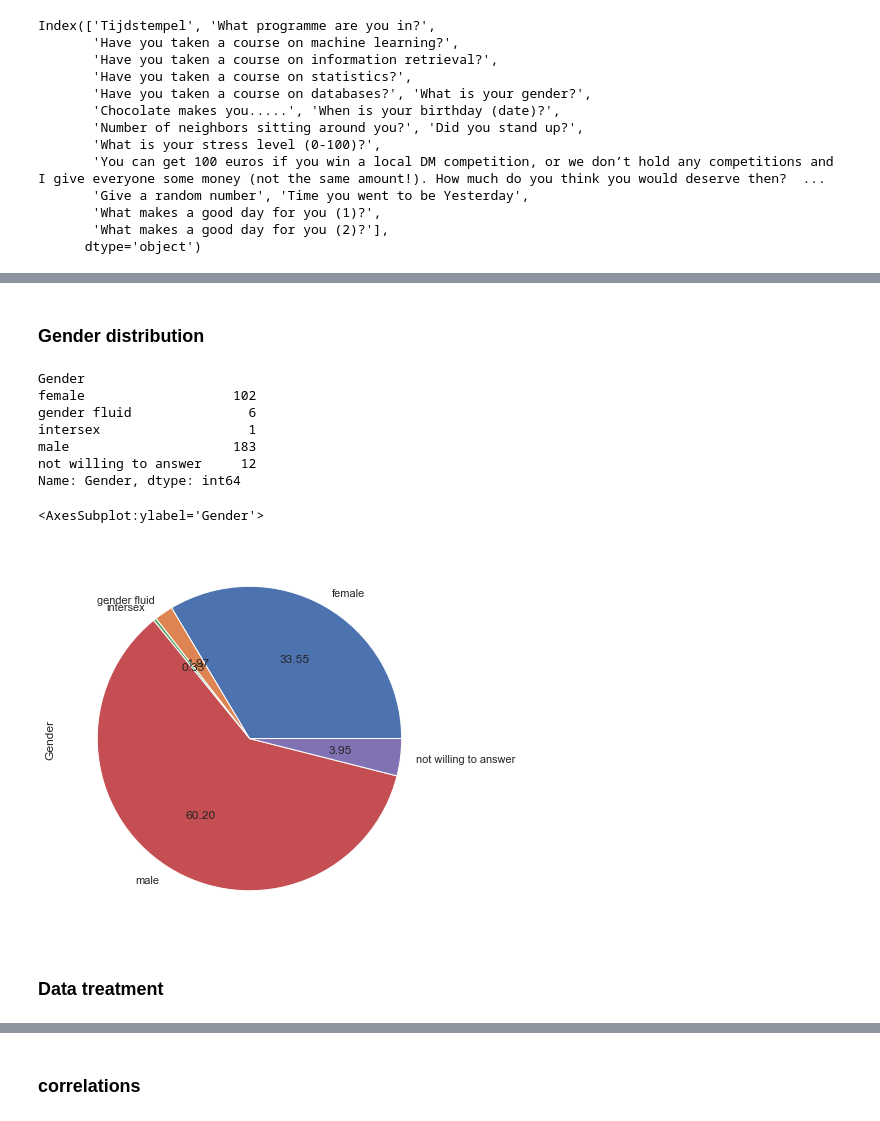
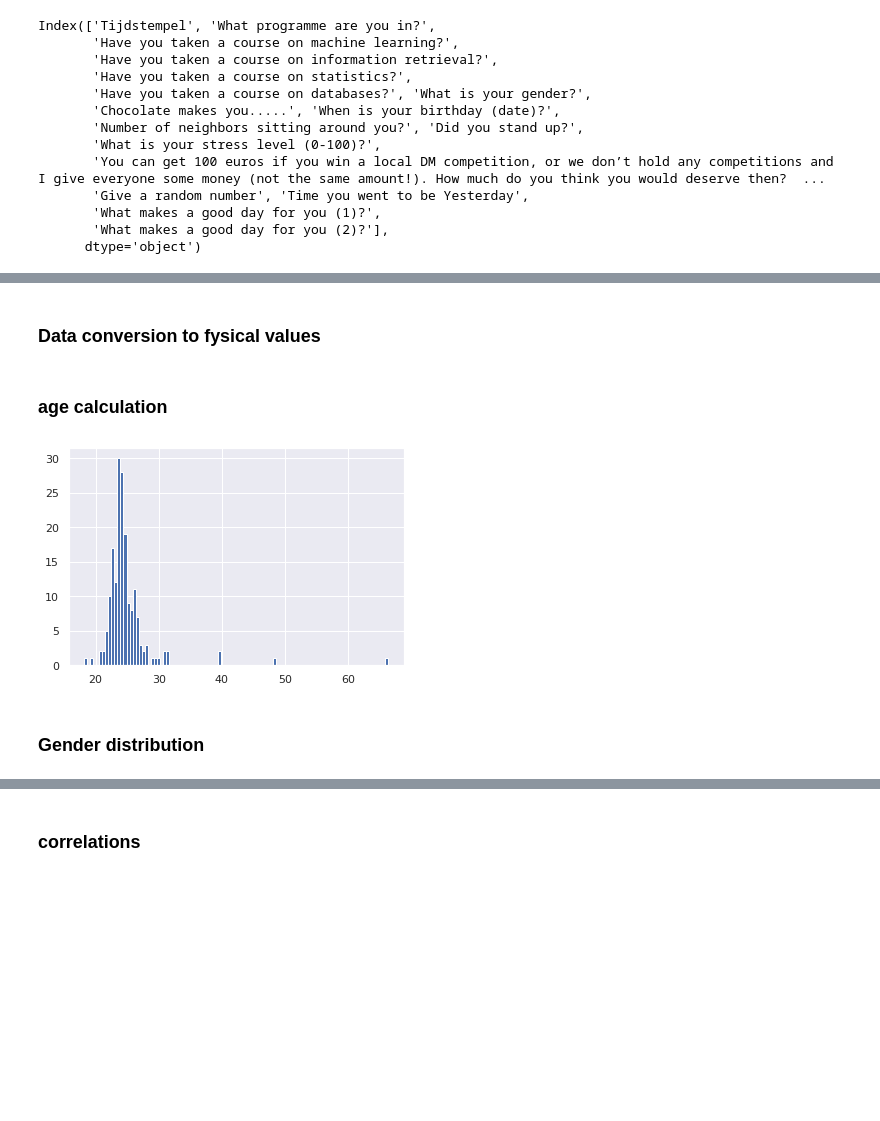
Before and after one commit to wolfbrr/DMT-2022-114, a Jupyter notebook: assignment-basic/assignment-basic.ipynb, the cells around one changed output, grey strips where cells are left out. Saved outputs shown, nothing was run; the diff lists cells and outputs as text; code cells hidden in the pictures; blank space fills up the shorter version.

Commit message:
age calculation added

```diff
--- a/assignment-basic/assignment-basic.ipynb
+++ b/assignment-basic/assignment-basic.ipynb
@@ -79,3 +85,26 @@ display(odi_df)
+# %% [markdown]
+### Data conversion to fysical values
+# %%
+odi_df[['Birthday' ]] = odi_df[['Birthday']].applymap(my_convert_to_date, default=pd.NaT)
+#treating years as nan when less than Timestamp.min or gretaer than timestamp.max
+odi_df['Birthday' ] = pd.to_datetime(odi_df['Birthday' ], errors = 'coerce')
+
+odi_df['time'] = odi_df[['time']].applymap(my_convert_to_date, default=pd.NaT)
+odi_df[['random_number', 'Stress', 'neighbors', 'Euros_Question' ]] = odi_df[['random_number', 'Stress', 'neighbors', 'Euros_Question']].applymap(my_convert_to_number)
+odi_df[['ML','IR','DB','Stand_Up']] = odi_df[['ML','IR','DB', 'Stand_Up']].replace({"yes", 'ja', "1"}, True)
+odi_df[['ML','IR','DB', 'Stand_Up']] = odi_df[['ML','IR','DB', 'Stand_Up']].replace({"no", 'nee', "0"}, False)
+odi_df[['ML','IR','DB', 'Stand_Up']] = odi_df[['ML','IR','DB', 'Stand_Up']].replace("unknown", None)
+# %% [markdown]
+### age calculation
+# %%
+odi_df['age'] = odi_df['time'] - odi_df['Birthday']
+#setting age more than 90 years to None
+odi_df['age'] = odi_df['age'].dt.days/365
+odi_df['age'].loc[odi_df['age']>90] = None
+odi_df['age'].loc[odi_df['age']<10] = None
+hist = odi_df['age'].hist(bins=100)
+# %% [output]
+[figure, added]
 # %% [markdown]
 ### Gender distribution
 # %%
@@ -83,15 +112,3 @@ display(odi_df.groupby('Gender')['Gender'].count())
 odi_df.groupby('Gender')['Gender'].count().plot.pie(autopct='%.2f',figsize=(7,7))
 #mask = (odi_df['Gender']!='male') & (odi_df['Gender']!='female')
 #odi_df['Gender'].loc[mask]
-# %% [output]
-Gender
-female                   102
-gender fluid               6
-intersex                   1
-male                     183
-not willing to answer     12
-Name: Gender, dtype: int64
-<AxesSubplot:ylabel='Gender'>
-[figure, removed]
-# %% [markdown]
-### Data treatment
```
Also changed, not shown: parts of 9 cells of this notebook, 1 other file.
